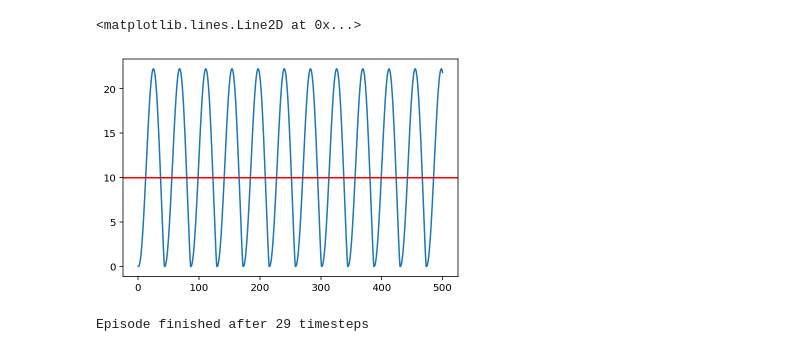
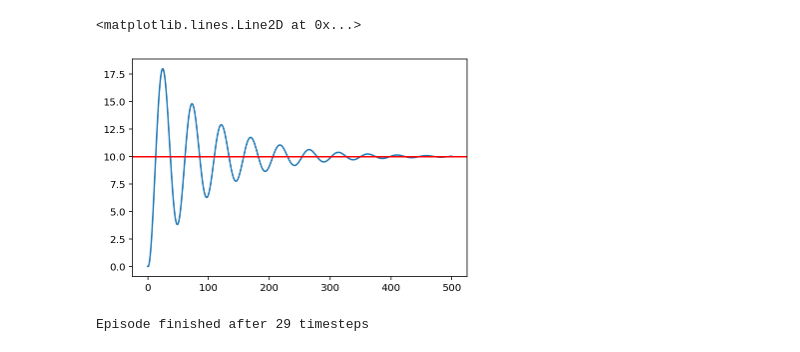
Before and after one commit to piti118/PID-class, a Jupyter notebook: PID.ipynb, the cells around one changed output. Saved outputs shown, nothing was run; the diff lists cells and outputs as text; code cells hidden in the pictures.

```diff
--- a/PID.ipynb
+++ b/PID.ipynb
@@ -5,30 +5,35 @@
 import drone
 from matplotlib import pyplot as plt
 # %%
-env = drone.DroneEnv(gravity=0)
+env = drone.DroneEnv(gravity=-2)
 observations = []
 actions = []
 obs = env.reset()
 last_error = None
-for _ in range(500):
+integral = 0
+for i in range(500):
     observations.append(obs)
     error = env.goal - obs # how far you are from the goal
+    integral += error
     diff = error - last_error if last_error is not None else 0
     kp = 1
-    kd = 1
-    action = kp*error + kd*diff
+    ki = 0.1
+    kd = 8.
+    action = kp*error + kd*diff + ki*integral
     actions.append(action)
     last_error = error
+#     if i == 200:
+#         env.v = 5
     env.render()
 
     obs, _, _, _ = env.step(action)
 observations.append(obs)
 env.close()
 plt.plot(observations)
 plt.axhline(env.goal, color='red')
 # %% [output]
 <matplotlib.lines.Line2D at 0x...>
-[figure, old version]
+[figure, new version]
 # %%
 import gym
 env = gym.make('CartPole-v0').env
```
